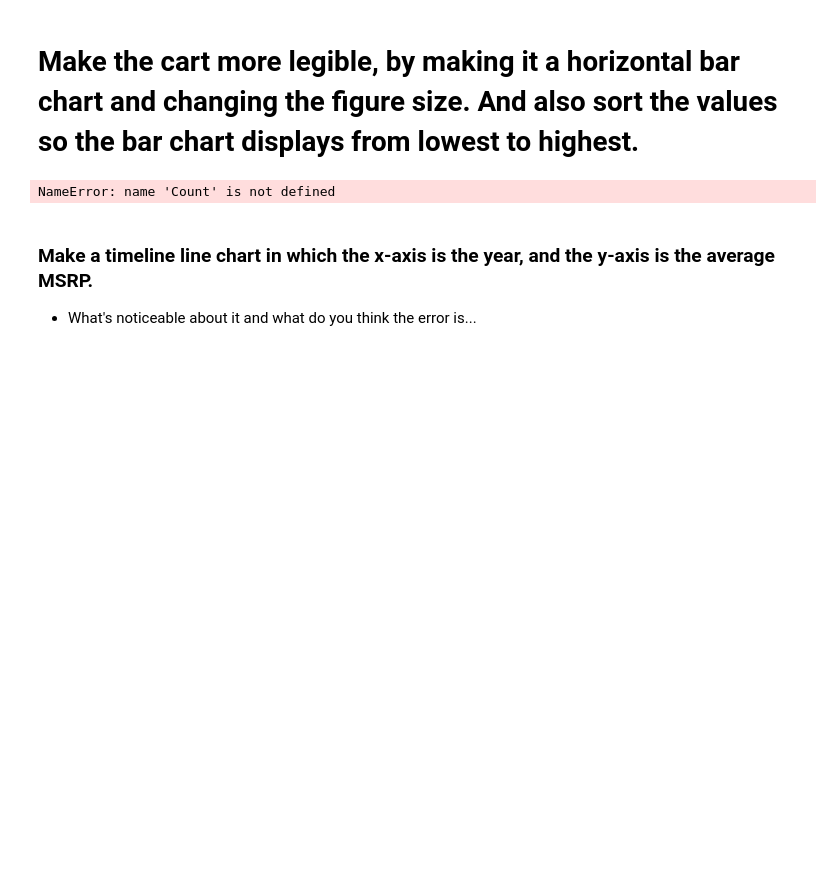
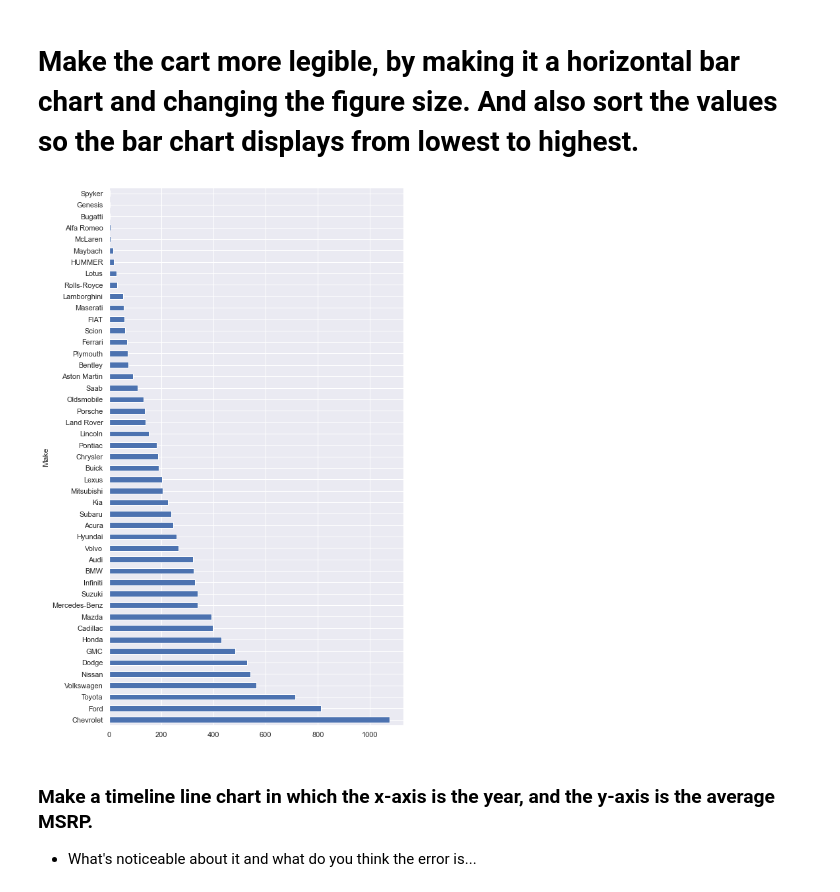
Before and after one commit to ytz825/2021-fall-data-science, a Jupyter notebook: Week-02-EDA/Exercise-EDA.ipynb, the cells around one changed output. Saved outputs shown, nothing was run; the diff lists cells and outputs as text; code cells hidden in the pictures; blank space fills up the shorter version.

```diff
--- a/Week-02-EDA/Exercise-EDA.ipynb
+++ b/Week-02-EDA/Exercise-EDA.ipynb
@@ -109,10 +109,10 @@ plt.show()
 # %%
 # Make the cart more legible, by making it a horizontal bar chart, sorting the values, and changing the figure size.
 
-df.groupby('Make').count().sort_values(by = Count).plot(kind = 'barh',figsize=(8,15))
-plt.show
+df.groupby('Make').size().sort_values(ascending = False).plot(kind = 'barh', figsize = (8,15))
+plt.show()
 # %% [output]
-NameError: name 'Count' is not defined
+[figure, added]
 # %% [markdown]
 ### Make a timeline line chart in which the x-axis is the year, and the y-axis is the average MSRP.
 * What's noticeable about it and what do you think the error is...
```
Also changed, not shown: parts of 12 cells of this notebook.
